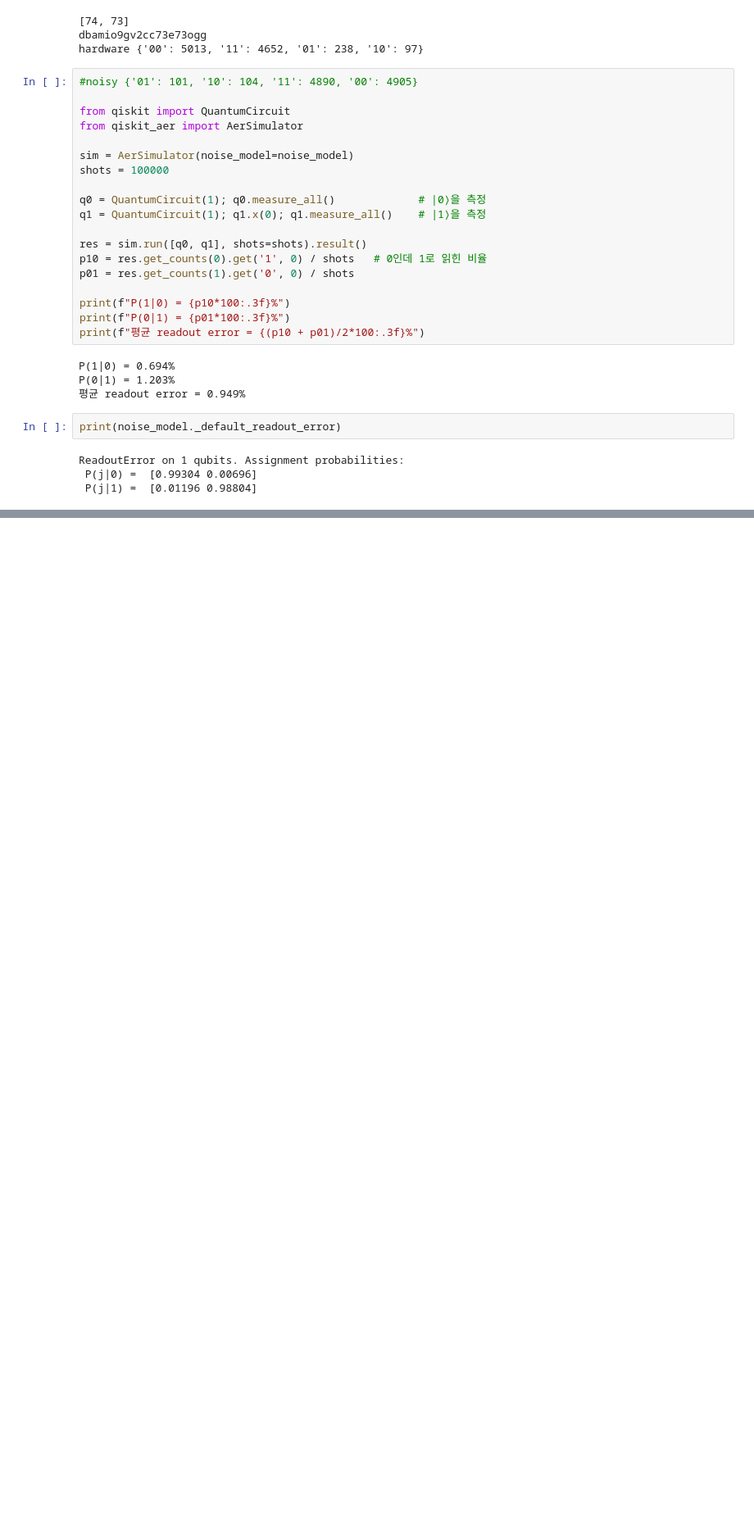
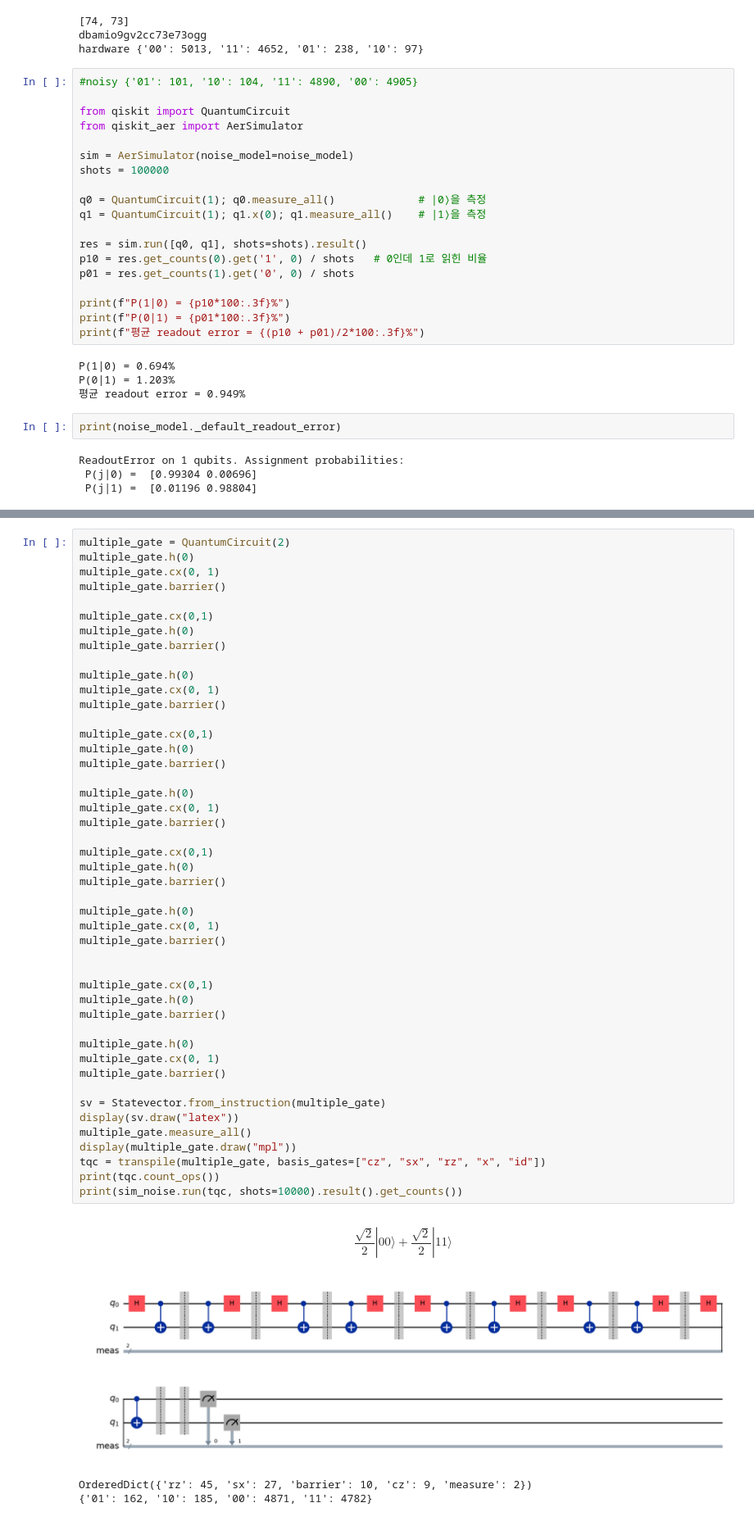
Before and after one commit to rlaxpdk/3rd_Year_Individual_Project, a Jupyter notebook: Noise_model.ipynb, the cells around one changed output, grey strips where cells are left out. Shown at 82% size. Saved outputs shown, nothing was run; the diff lists cells and outputs as text; blank space fills up the shorter version.

Commit message:
Noise circuit folding

```diff
--- a/Noise_model.ipynb
+++ b/Noise_model.ipynb
@@ -300,0 +316,51 @@ OrderedDict({'rz': 30, 'sx': 18, 'cz': 6, 'barrier': 6, 'measure': 2})
+# %%
+multiple_gate = QuantumCircuit(2)
+multiple_gate.h(0)
+multiple_gate.cx(0, 1)
+multiple_gate.barrier()
+
+multiple_gate.cx(0,1)
+multiple_gate.h(0)
+multiple_gate.barrier()
+
+multiple_gate.h(0)
+multiple_gate.cx(0, 1)
+multiple_gate.barrier()
+
+multiple_gate.cx(0,1)
+multiple_gate.h(0)
+multiple_gate.barrier()
+
+multiple_gate.h(0)
+multiple_gate.cx(0, 1)
+multiple_gate.barrier()
+
+multiple_gate.cx(0,1)
+multiple_gate.h(0)
+multiple_gate.barrier()
+
+multiple_gate.h(0)
+multiple_gate.cx(0, 1)
+multiple_gate.barrier()
+
+
+multiple_gate.cx(0,1)
+multiple_gate.h(0)
+multiple_gate.barrier()
+
+multiple_gate.h(0)
+multiple_gate.cx(0, 1)
+multiple_gate.barrier()
+
+sv = Statevector.from_instruction(multiple_gate)
+display(sv.draw("latex"))
+multiple_gate.measure_all()
+display(multiple_gate.draw("mpl"))
+tqc = transpile(multiple_gate, basis_gates=["cz", "sx", "rz", "x", "id"])
+print(tqc.count_ops())
+print(sim_noise.run(tqc, shots=10000).result().get_counts())
+# %% [output]
+$$\frac{\sqrt{2}}{2} |00\rangle+\frac{\sqrt{2}}{2} |11\rangle$$
+[figure, added]
+OrderedDict({'rz': 45, 'sx': 27, 'barrier': 10, 'cz': 9, 'measure': 2})
+{'01': 162, '10': 185, '00': 4871, '11': 4782}
```
Also changed, not shown: parts of 4 cells of this notebook, 4 other files.
